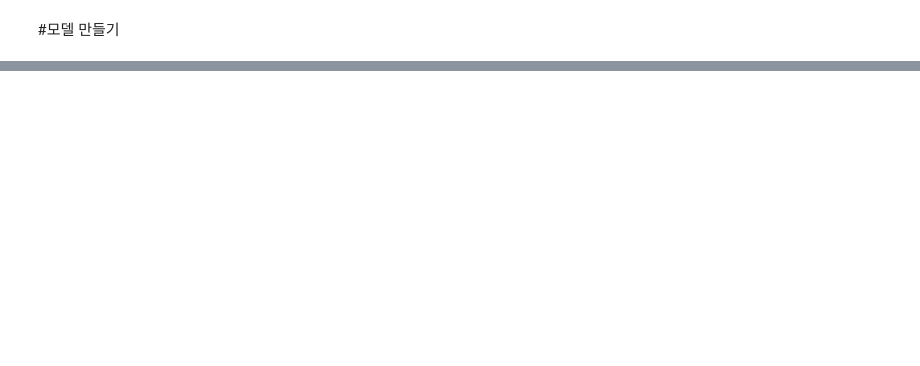
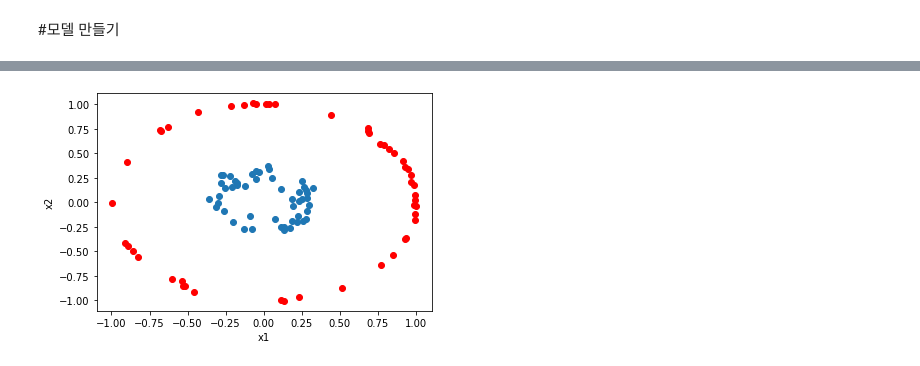
Before and after one commit to Energyofclouds/pytorch, a Jupyter notebook: binary_classification.ipynb, the cells around one changed output, grey strips where cells are left out. Cells and saved outputs as stored; diff of their text form; code cells hidden in the pictures; blank space fills up the shorter version.

```diff
--- a/binary_classification.ipynb
+++ b/binary_classification.ipynb
@@ -69,0 +377,25 @@ class MLP(nn.Module) :
+# %%
+N = 100
+
+radius1 = 0.3+ 0.05 * torch.randn(int(N/2),1)
+radius2 = 1+ 0.01 * torch.randn(int(N/2),1)
+theta1 = 2 * torch.pi * torch.rand(int(N/2),1) - torch.pi
+theta2 = 2 * torch.pi * torch.rand(int(N/2),1) - torch.pi
+
+class1_data = torch.hstack([radius1 * torch.cos(theta1), radius1*torch.sin(theta1)])
+class2_data = torch.hstack([radius2 * torch.cos(theta2), radius2*torch.sin(theta2)])
+
+class1_label = torch.ones(int(N/2),1)
+class2_label = torch.zeros(int(N/2),1)
+X = torch.vstack([class1_data, class2_data])
+y = torch.vstack([class1_label, class2_label])
+
+import matplotlib.pyplot as plt
+
+plt.plot(class1_data[:,0],class1_data[:,1], 'o')
+plt.plot(class2_data[:,0],class2_data[:,1], 'ro')
+plt.xlabel('x1')
+plt.ylabel('x2')
+plt.show()
+# %% [output]
+[figure, added]
```
Also changed, not shown: parts of 18 cells of this notebook.
